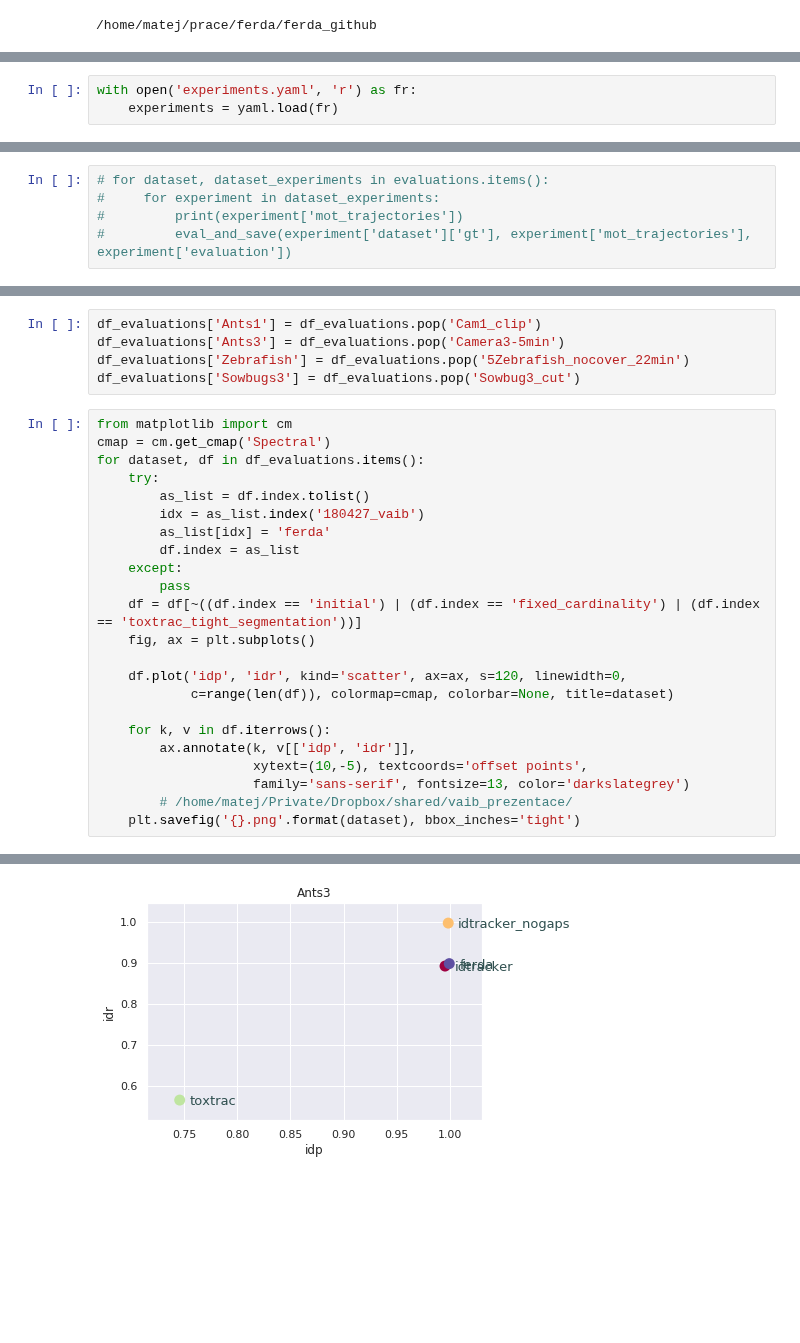
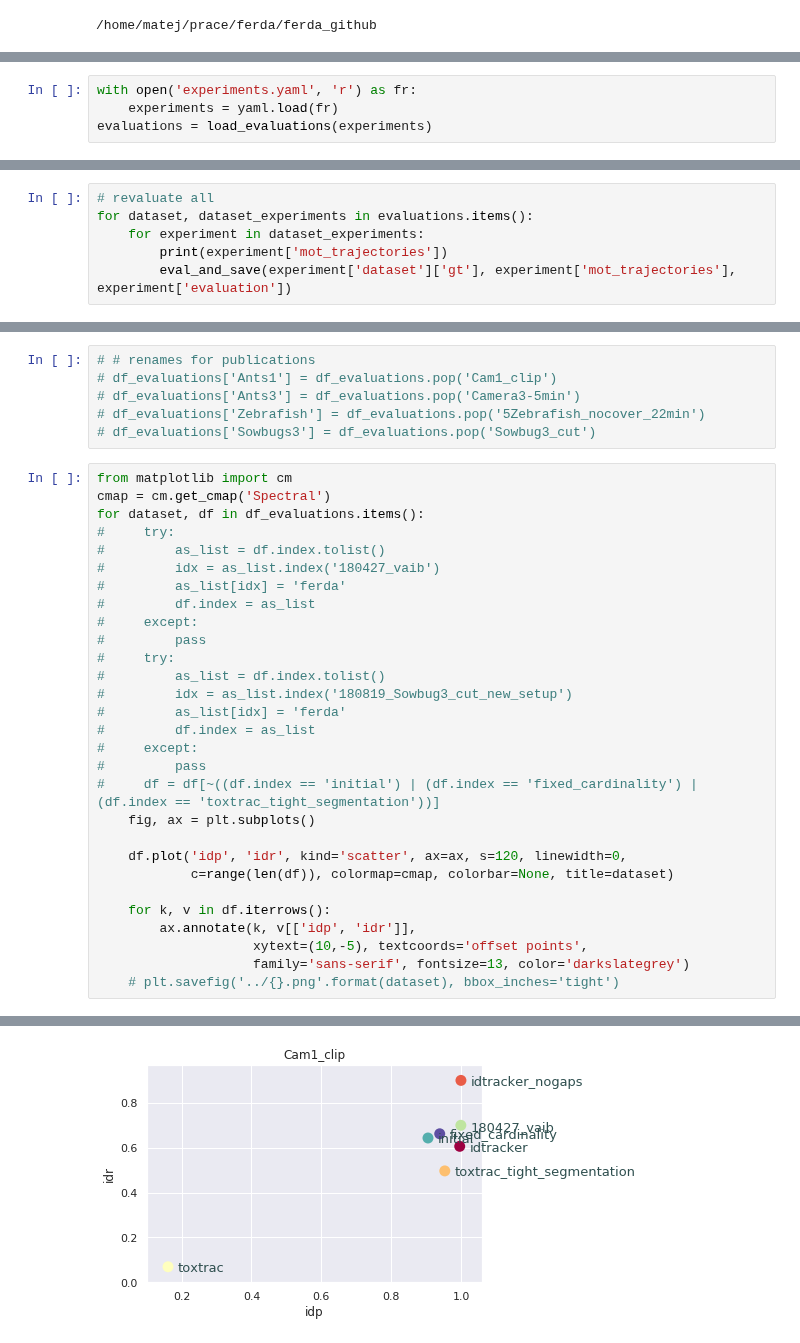
Before and after one commit to Flipajs/FERDA, a Jupyter notebook: experiments/tracking/benchmarking.ipynb, the cells around one changed output, grey strips where cells are left out. Cells and saved outputs as stored; diff of their text form; blank space fills up the shorter version.

```diff
--- a/experiments/tracking/benchmarking.ipynb
+++ b/experiments/tracking/benchmarking.ipynb
@@ -142,3 +22,4 @@ from os.path import join
 # %%
 with open('experiments.yaml', 'r') as fr:
     experiments = yaml.load(fr)
+evaluations = load_evaluations(experiments)
@@ -175,5 +33,6 @@ pd.set_option('display.max_columns', 30)
 # %%
-# for dataset, dataset_experiments in evaluations.items():
-#     for experiment in dataset_experiments:
-#         print(experiment['mot_trajectories'])
-#         eval_and_save(experiment['dataset']['gt'], experiment['mot_trajectories'], experiment['evaluation'])
+# revaluate all
+for dataset, dataset_experiments in evaluations.items():
+    for experiment in dataset_experiments:
+        print(experiment['mot_trajectories'])
+        eval_and_save(experiment['dataset']['gt'], experiment['mot_trajectories'], experiment['evaluation'])
@@ -260,20 +126,28 @@ range(0, 7)
 # %%
-df_evaluations['Ants1'] = df_evaluations.pop('Cam1_clip')
-df_evaluations['Ants3'] = df_evaluations.pop('Camera3-5min')
-df_evaluations['Zebrafish'] = df_evaluations.pop('5Zebrafish_nocover_22min')
-df_evaluations['Sowbugs3'] = df_evaluations.pop('Sowbug3_cut')
+# # renames for publications
+# df_evaluations['Ants1'] = df_evaluations.pop('Cam1_clip')
+# df_evaluations['Ants3'] = df_evaluations.pop('Camera3-5min')
+# df_evaluations['Zebrafish'] = df_evaluations.pop('5Zebrafish_nocover_22min')
+# df_evaluations['Sowbugs3'] = df_evaluations.pop('Sowbug3_cut')
 # %%
 from matplotlib import cm
 cmap = cm.get_cmap('Spectral')
 for dataset, df in df_evaluations.items():
-    try:
-        as_list = df.index.tolist()
-        idx = as_list.index('180427_vaib')
-        as_list[idx] = 'ferda'
-        df.index = as_list
-    except:
-        pass
-    df = df[~((df.index == 'initial') | (df.index == 'fixed_cardinality') | (df.index == 'toxtrac_tight_segmentation'))]
+#     try:
+#         as_list = df.index.tolist()
+#         idx = as_list.index('180427_vaib')
+#         as_list[idx] = 'ferda'
+#         df.index = as_list
+#     except:
+#         pass
+#     try:
+#         as_list = df.index.tolist()
+#         idx = as_list.index('180819_Sowbug3_cut_new_setup')
+#         as_list[idx] = 'ferda'
+#         df.index = as_list
+#     except:
+#         pass
+#     df = df[~((df.index == 'initial') | (df.index == 'fixed_cardinality') | (df.index == 'toxtrac_tight_segmentation'))]
     fig, ax = plt.subplots()
 
     df.plot('idp', 'idr', kind='scatter', ax=ax, s=120, linewidth=0,
@@ -283,6 +157,5 @@ for dataset, df in df_evaluations.items():
         ax.annotate(k, v[['idp', 'idr']],
                     xytext=(10,-5), textcoords='offset points',
                     family='sans-serif', fontsize=13, color='darkslategrey')
-        # /home/matej/Private/Dropbox/shared/vaib_prezentace/
-    plt.savefig('{}.png'.format(dataset), bbox_inches='tight')
+    # plt.savefig('../{}.png'.format(dataset), bbox_inches='tight')
 # %% [output]
@@ -290 +163 @@ for dataset, df in df_evaluations.items():
-[figure, old version]
+[figure, new version]
```
Also changed, not shown: parts of 21 cells of this notebook, 27 other files.
